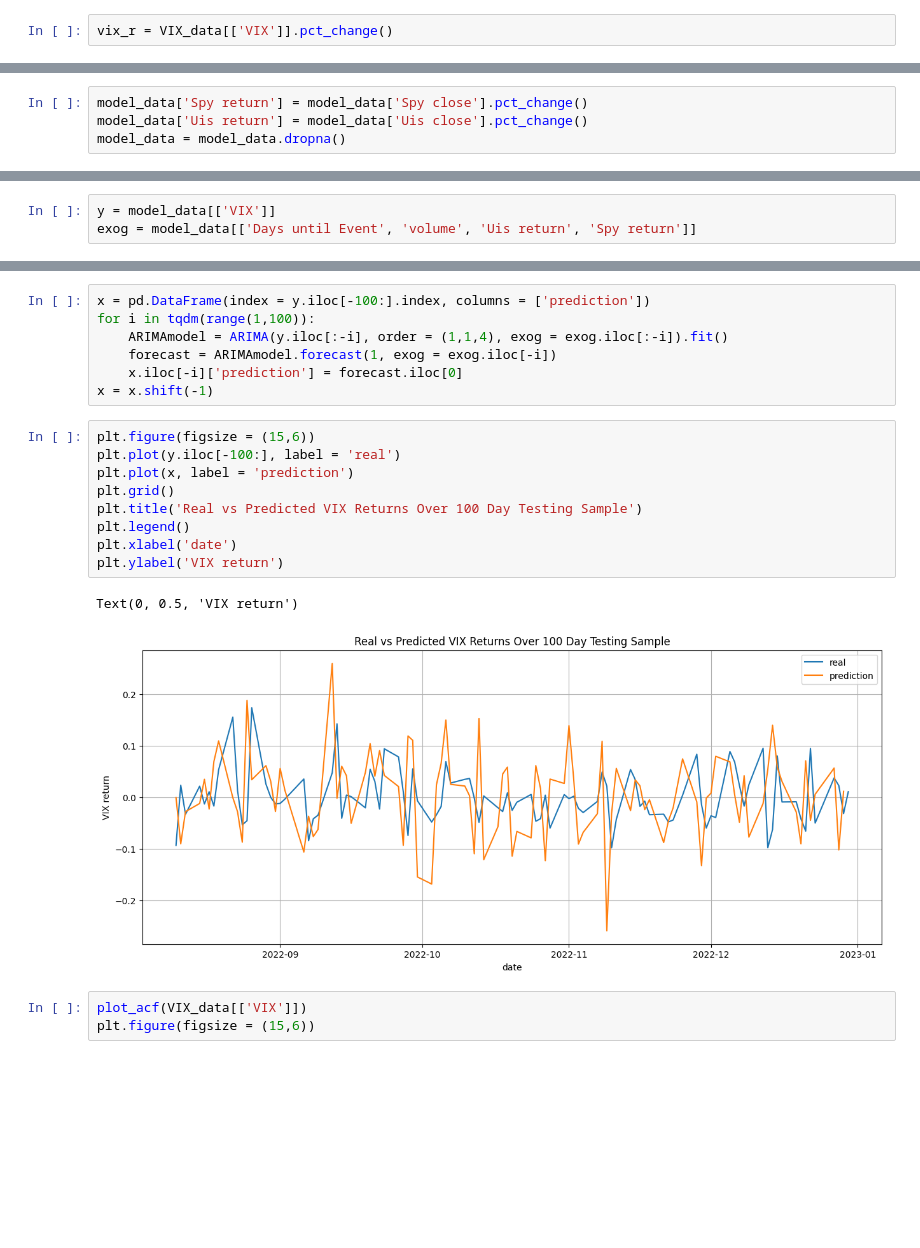
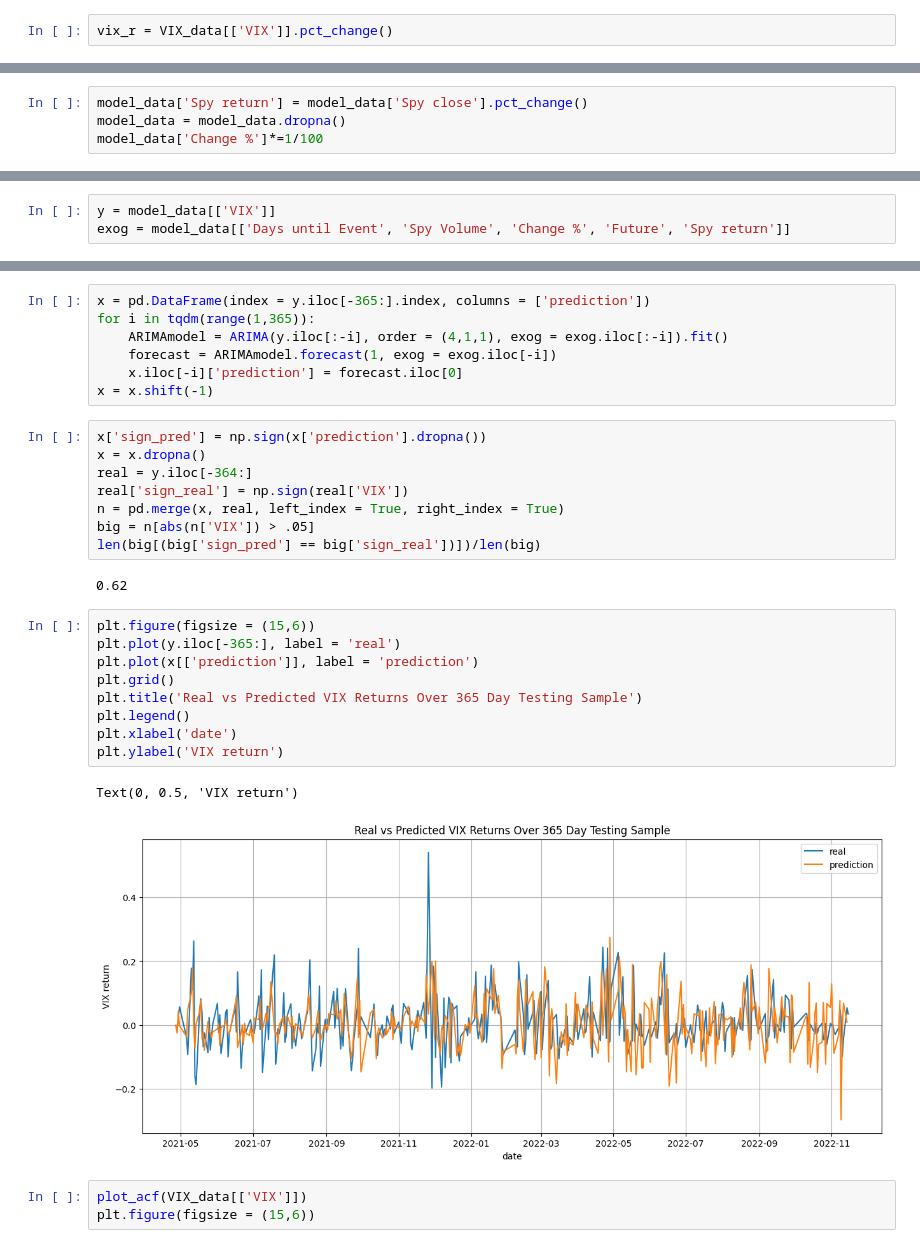
Before and after one commit to tsmcdonnell6604/Quant-Trading-Strategies, a Jupyter notebook: QTS_project.ipynb, the cells around one changed output, grey strips where cells are left out. Cells and saved outputs as stored; diff of their text form; blank space fills up the shorter version.

```diff
--- a/QTS_project.ipynb
+++ b/QTS_project.ipynb
@@ -134,4 +151,4 @@ model_data = model_data.rename(columns = {'adj_close_x': 'Spy close', 'adj_close
 # %%
 model_data['Spy return'] = model_data['Spy close'].pct_change()
-model_data['Uis return'] = model_data['Uis close'].pct_change()
 model_data = model_data.dropna()
+model_data['Change %']*=1/100
@@ -138,4 +171,4 @@ model_data = model_data.dropna()
 # %%
 y = model_data[['VIX']]
-exog = model_data[['Days until Event', 'volume', 'Uis return', 'Spy return']]
+exog = model_data[['Days until Event', 'Spy Volume', 'Change %', 'Future', 'Spy return']]
 # %%
@@ -159,22 +197,32 @@ exog = model_data[['Days until Event', 'volume', 'Uis return', 'Spy return']]
 # %%
-x = pd.DataFrame(index = y.iloc[-100:].index, columns = ['prediction'])
-for i in tqdm(range(1,100)):
-    ARIMAmodel = ARIMA(y.iloc[:-i], order = (1,1,4), exog = exog.iloc[:-i]).fit()
+x = pd.DataFrame(index = y.iloc[-365:].index, columns = ['prediction'])
+for i in tqdm(range(1,365)):
+    ARIMAmodel = ARIMA(y.iloc[:-i], order = (4,1,1), exog = exog.iloc[:-i]).fit()
     forecast = ARIMAmodel.forecast(1, exog = exog.iloc[-i])
     x.iloc[-i]['prediction'] = forecast.iloc[0]
 x = x.shift(-1)
+# %%
+x['sign_pred'] = np.sign(x['prediction'].dropna())
+x = x.dropna()
+real = y.iloc[-364:]
+real['sign_real'] = np.sign(real['VIX'])
+n = pd.merge(x, real, left_index = True, right_index = True)
+big = n[abs(n['VIX']) > .05]
+len(big[(big['sign_pred'] == big['sign_real'])])/len(big)
+# %% [output]
+0.62
 # %%
 plt.figure(figsize = (15,6))
-plt.plot(y.iloc[-100:], label = 'real')
-plt.plot(x, label = 'prediction')
+plt.plot(y.iloc[-365:], label = 'real')
+plt.plot(x[['prediction']], label = 'prediction')
 plt.grid()
-plt.title('Real vs Predicted VIX Returns Over 100 Day Testing Sample')
+plt.title('Real vs Predicted VIX Returns Over 365 Day Testing Sample')
 plt.legend()
 plt.xlabel('date')
 plt.ylabel('VIX return')
 # %% [output]
 Text(0, 0.5, 'VIX return')
-[figure, old version]
+[figure, new version]
 # %%
 plot_acf(VIX_data[['VIX']])
 plt.figure(figsize = (15,6))
```
Also changed, not shown: parts of 11 cells of this notebook.
